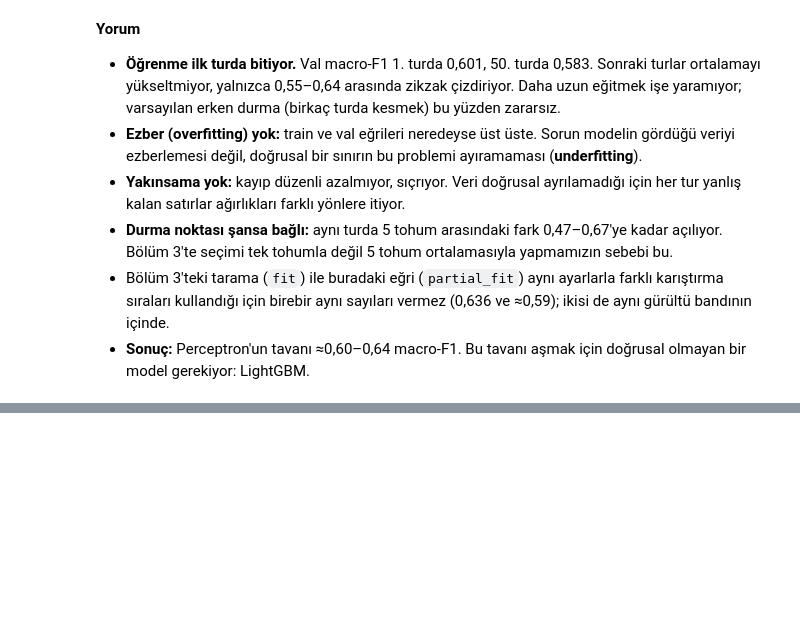
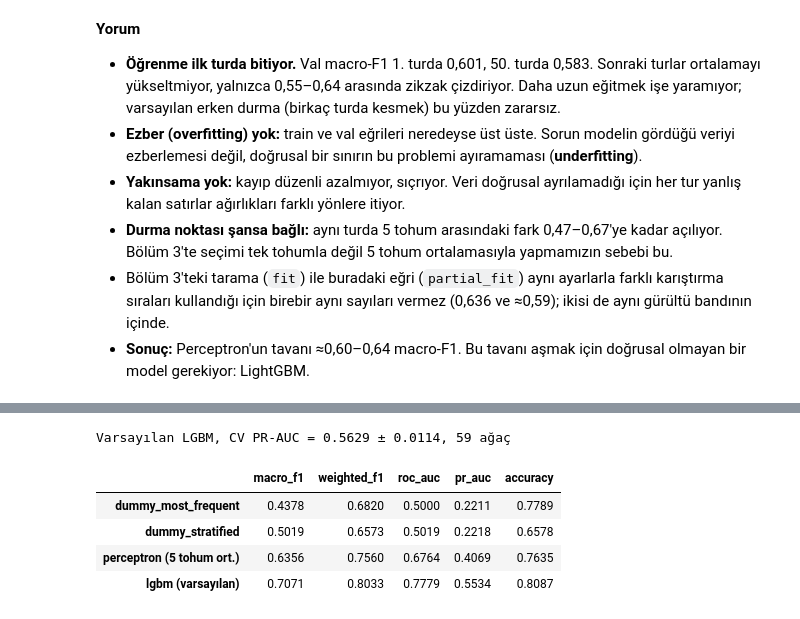
Before and after one commit to KamuranBey00/DataScienceProject, a Jupyter notebook: notebooks/03_perceptron_lgbm.ipynb, the cells around one changed output, grey strips where cells are left out. Cells and saved outputs as stored; diff of their text form; code cells hidden in the pictures; blank space fills up the shorter version.

Commit message:
feat(models): default LightGBM with 5-fold CV and early stopping
Co-Authored-By: Claude Opus 5.5 <noreply@anthropic.com>

```diff
--- a/notebooks/03_perceptron_lgbm.ipynb
+++ b/notebooks/03_perceptron_lgbm.ipynb
@@ -382,0 +493,26 @@ plt.show()
+# %%
+LGBM_CAT_COLS = NOMINAL_COLS
+L_train = to_lgbm(X_train, LGBM_CAT_COLS)
+L_val = to_lgbm(X_val, LGBM_CAT_COLS)
+
+
+def lgbm_on_val(params: dict, n_estimators: int) -> dict:
+    """Refit on the full train with the CV tree count, score on val at its own threshold."""
+    model = LGBMClassifier(**(LGBM_FIXED | params | {"n_estimators": n_estimators}))
+    y_score = model.fit(L_train, y_train).predict_proba(L_val)[:, 1]
+    threshold = pick_threshold(y_val, y_score)
+    return evaluate(y_val, y_score, (y_score >= threshold).astype(int))
+
+
+cv_default = cv_lgbm({}, L_train, y_train)
+print(f"Varsayılan LGBM, CV PR-AUC = {cv_default['pr_auc']:.4f} ± {cv_default['pr_auc_std']:.4f}, "
+      f"{cv_default['best_iter']} ağaç")
+results["lgbm (varsayılan)"] = lgbm_on_val({}, cv_default["best_iter"])
+pd.DataFrame(results).T.astype(float)
+# %% [output]
+Varsayılan LGBM, CV PR-AUC = 0.5629 ± 0.0114, 59 ağaç
+|  | macro_f1 | weighted_f1 | roc_auc | pr_auc | accuracy |
+| dummy_most_frequent | 0.4378 | 0.6820 | 0.5000 | 0.2211 | 0.7789 |
+| dummy_stratified | 0.5019 | 0.6573 | 0.5019 | 0.2218 | 0.6578 |
+| perceptron (5 tohum ort.) | 0.6356 | 0.7560 | 0.6764 | 0.4069 | 0.7635 |
+| lgbm (varsayılan) | 0.7071 | 0.8033 | 0.7779 | 0.5534 | 0.8087 |
```
Also changed, not shown: parts of 10 cells of this notebook, 1 other file.
